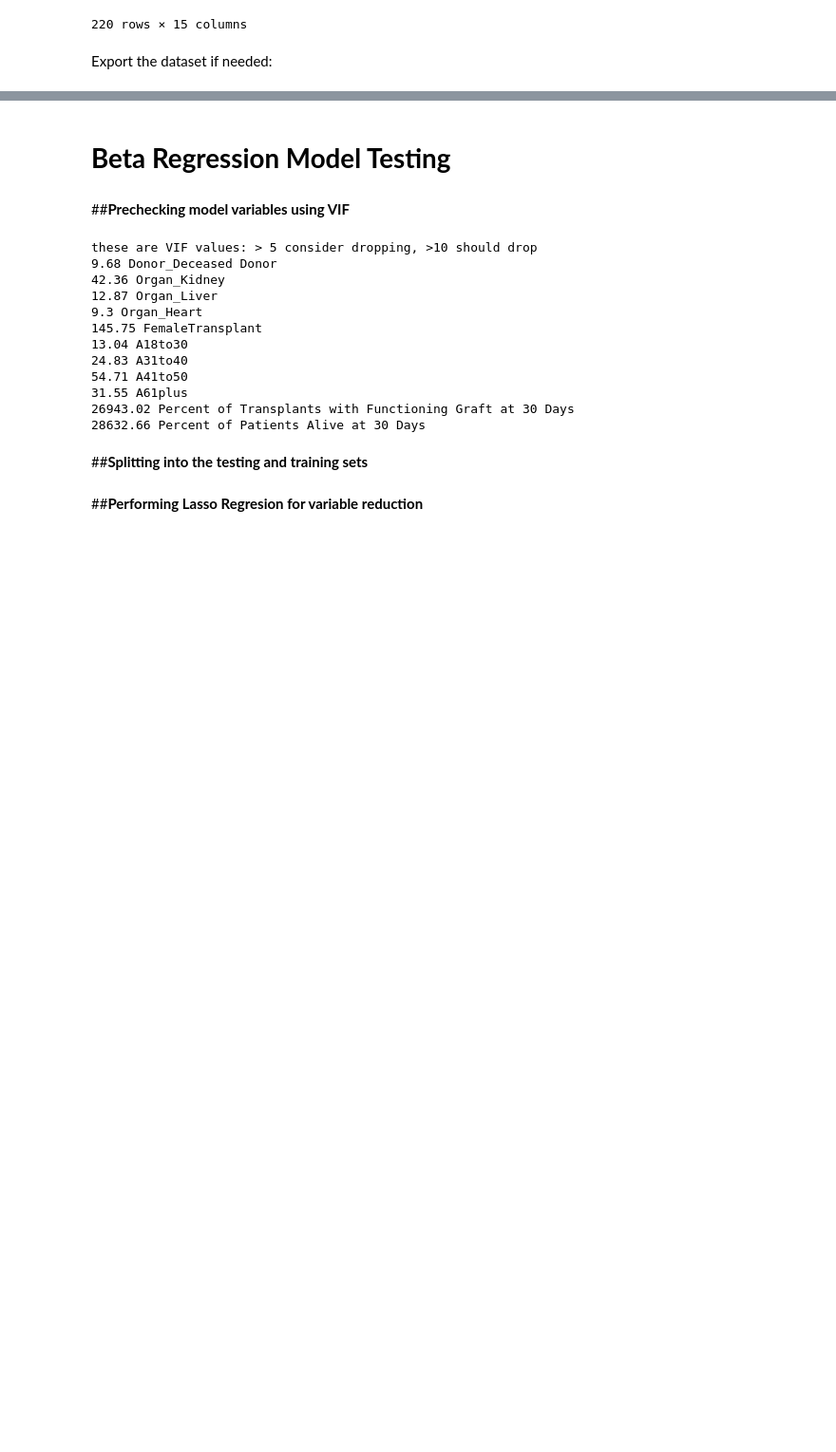
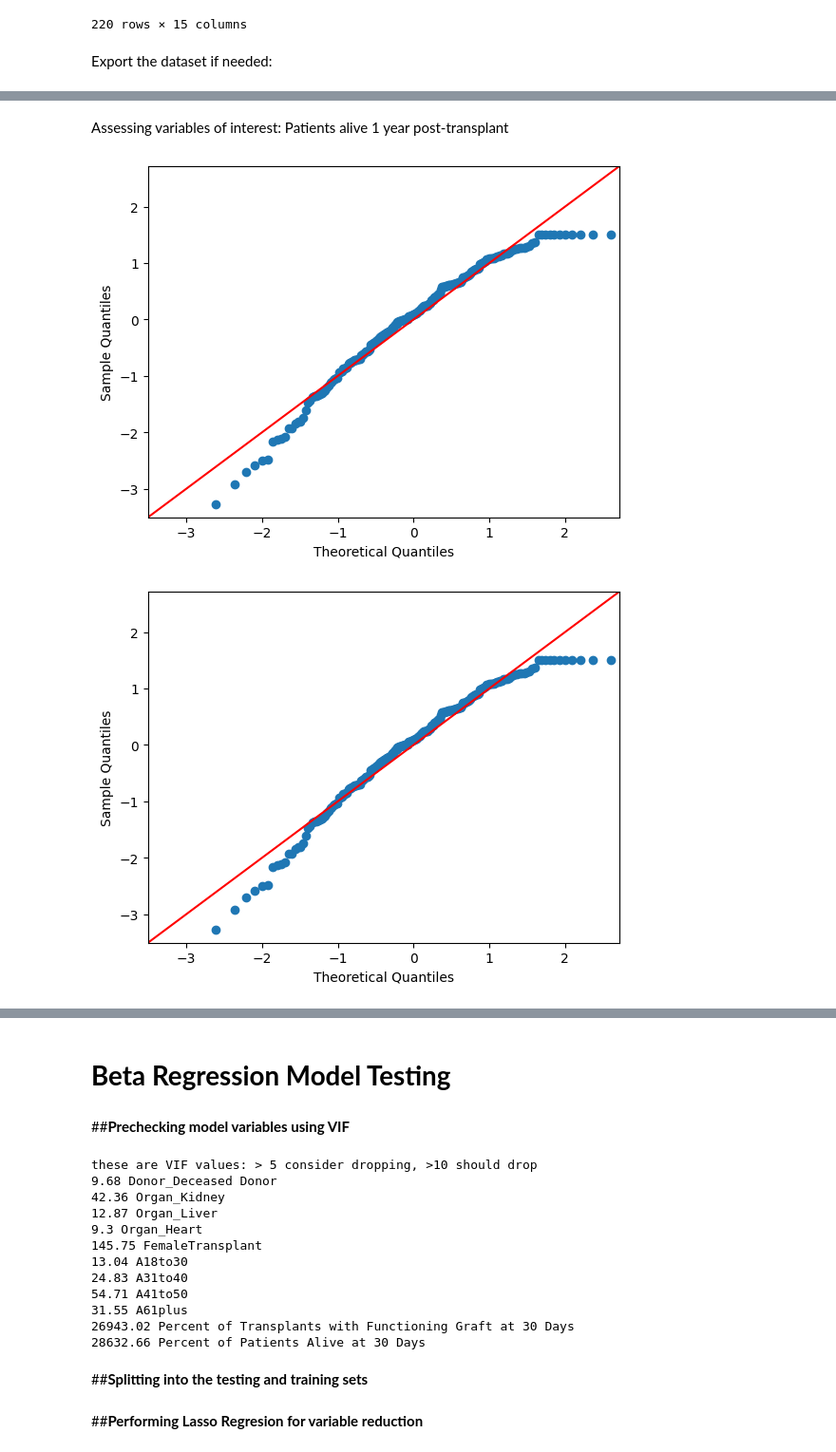
Before and after one commit to clbony/BDSCapstoneGrp12, a Jupyter notebook: Capstone_Group_12_v2.ipynb, the cells around one changed output, grey strips where cells are left out. Shown: that part at 95% size. Drawn from its saved outputs; the diff is of its cells as text; code cells hidden in the pictures; blank space fills up the shorter version.

Commit message:
Adding visualizations for both model types!

```diff
--- a/Capstone_Group_12_v2.ipynb
+++ b/Capstone_Group_12_v2.ipynb
@@ -620,0 +649,11 @@ files.download('gender_outcomes_new2.csv')
+# %% [markdown]
+Assessing variables of interest: Patients alive 1 year post-transplant
+# %%
+# WIP
+# make sure to add insurance popularity!!!
+# Assessing Normality
+# QQ plot
+sm.qqplot(gender_outcomes['Percent of Patients Alive at 1 Year'], line='45', fit=True) # conclusion: distribution is not normal
+# %% [output]
+[figure, added]
+[figure, added]
```
Also changed, not shown: parts of 34 cells of this notebook.
